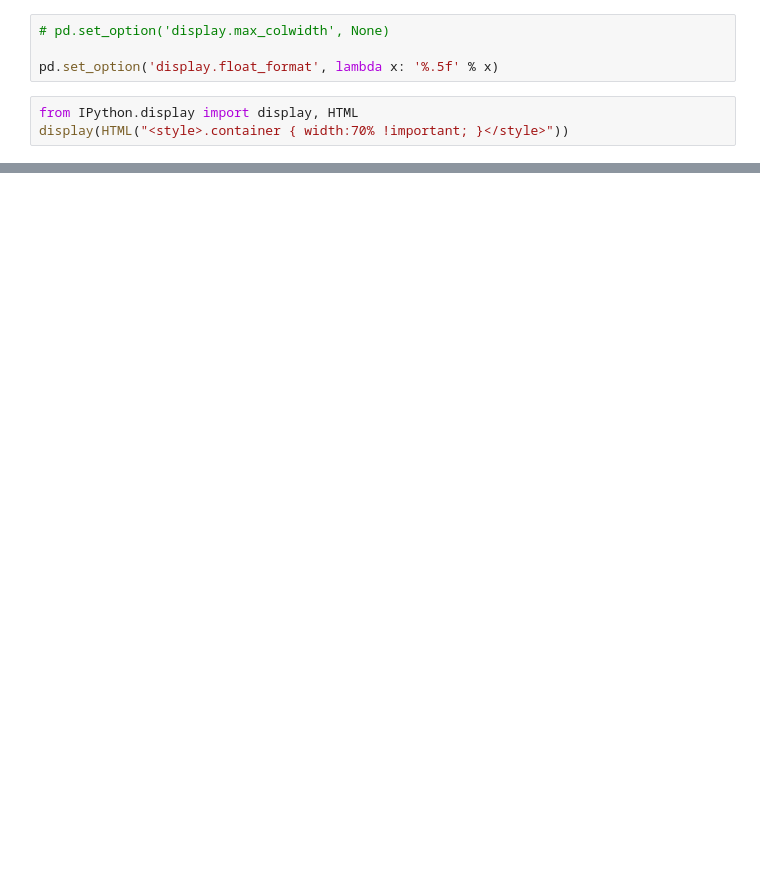
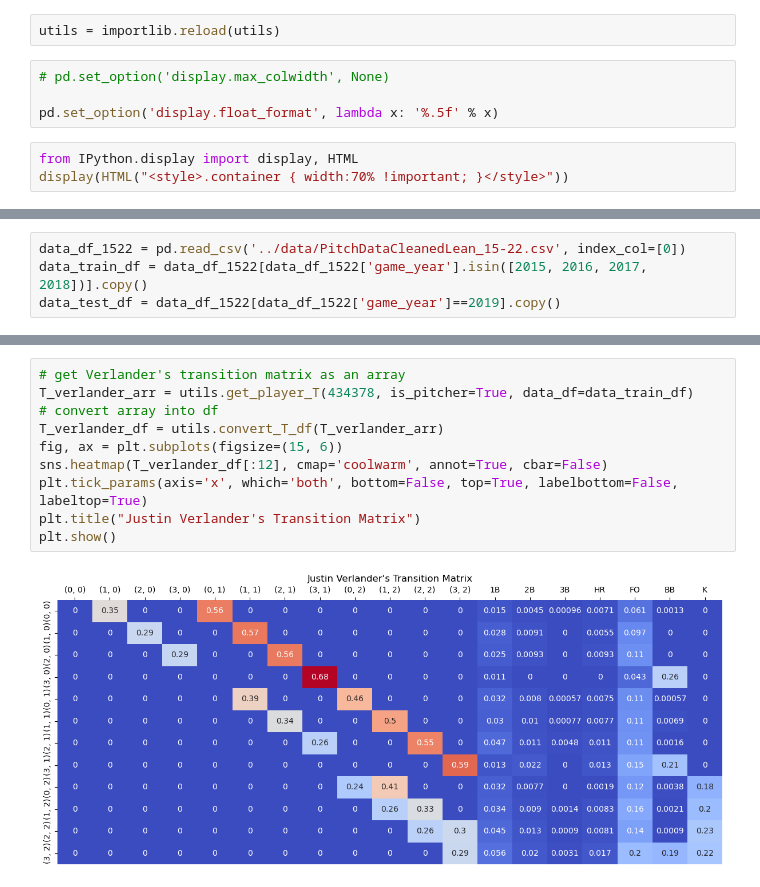
Before and after one commit to cj0121/baseball-markov, a Jupyter notebook: Python/markov_analysis.ipynb, the cells around one changed output, grey strips where cells are left out. Drawn from its saved outputs; the diff is of its cells as text; blank space fills up the shorter version.

```diff
--- a/Python/markov_analysis.ipynb
+++ b/Python/markov_analysis.ipynb
@@ -23,3 +28,5 @@ The jupyternotify extension is already loaded. To reload it, use:
+# %%
+utils = importlib.reload(utils)
 # %%
 # pd.set_option('display.max_colwidth', None)
 
@@ -422,0 +37,4 @@ main.get_brier_score(pa_df[main.EVENT_LIST].values, P_rand)
+# %%
+data_df_1522 = pd.read_csv('../data/PitchDataCleanedLean_15-22.csv', index_col=[0])
+data_train_df = data_df_1522[data_df_1522['game_year'].isin([2015, 2016, 2017, 2018])].copy()
+data_test_df = data_df_1522[data_df_1522['game_year']==2019].copy()
@@ -422,0 +51,12 @@ main.get_brier_score(pa_df[main.EVENT_LIST].values, P_rand)
+# %%
+# get Verlander's transition matrix as an array
+T_verlander_arr = utils.get_player_T(434378, is_pitcher=True, data_df=data_train_df)
+# convert array into df
+T_verlander_df = utils.convert_T_df(T_verlander_arr)
+fig, ax = plt.subplots(figsize=(15, 6))
+sns.heatmap(T_verlander_df[:12], cmap='coolwarm', annot=True, cbar=False)
+plt.tick_params(axis='x', which='both', bottom=False, top=True, labelbottom=False, labeltop=True)
+plt.title("Justin Verlander's Transition Matrix")
+plt.show()
+# %% [output]
+[figure, added]
```
Also changed, not shown: parts of 104 cells of this notebook, 18 other files.
